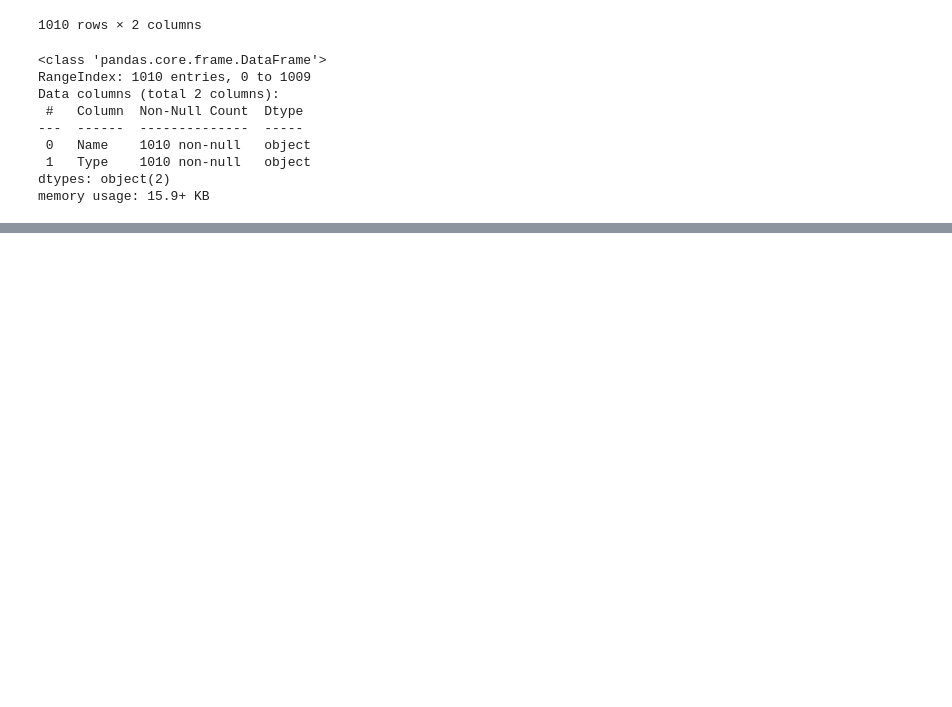
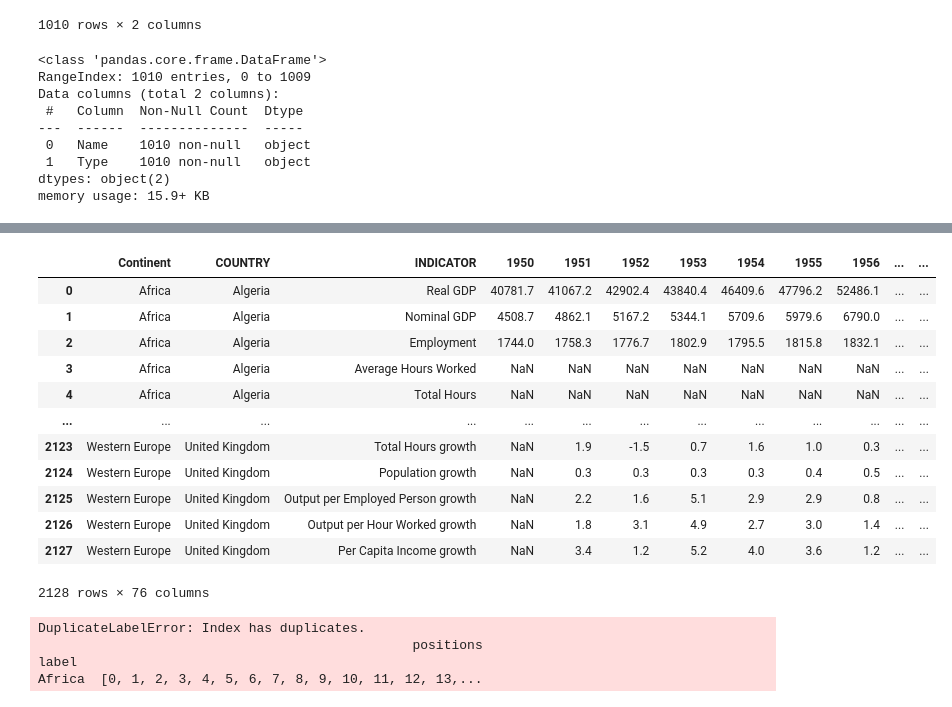
Before and after one commit to TeslimAdeyanju/studynote1-Python-for-Finance-Data-Science-My-Learning-Journey, a Jupyter notebook: 4-python-pandas/3-pandas_module_api/2-Pandas-DataFrame-User-Guide.ipynb, the cells around one changed output, grey strips where cells are left out. Cells and saved outputs as stored; diff of their text form; code cells hidden in the pictures; blank space fills up the shorter version.

```diff
--- a/4-python-pandas/3-pandas_module_api/2-Pandas-DataFrame-User-Guide.ipynb
+++ b/4-python-pandas/3-pandas_module_api/2-Pandas-DataFrame-User-Guide.ipynb
@@ -64,0 +152,2 @@ memory usage: 15.9+ KB
+# %%
+wp.attrs['data_source'] = '2023_world_data from univeristy of Oxford'
@@ -64,0 +201,28 @@ memory usage: 15.9+ KB
+# %%
+wp
+# %% [output]
+|  | Continent | COUNTRY | INDICATOR | 1950 | 1951 | 1952 | 1953 | 1954 | 1955 | 1956 | ... | ... |
+| 0 | Africa | Algeria | Real GDP | 40781.7 | 41067.2 | 42902.4 | 43840.4 | 46409.6 | 47796.2 | 52486.1 | ... | ... |
+| 1 | Africa | Algeria | Nominal GDP | 4508.7 | 4862.1 | 5167.2 | 5344.1 | 5709.6 | 5979.6 | 6790.0 | ... | ... |
+| 2 | Africa | Algeria | Employment | 1744.0 | 1758.3 | 1776.7 | 1802.9 | 1795.5 | 1815.8 | 1832.1 | ... | ... |
+| 3 | Africa | Algeria | Average Hours Worked | NaN | NaN | NaN | NaN | NaN | NaN | NaN | ... | ... |
+| 4 | Africa | Algeria | Total Hours | NaN | NaN | NaN | NaN | NaN | NaN | NaN | ... | ... |
+| ... | ... | ... | ... | ... | ... | ... | ... | ... | ... | ... | ... | ... |
+| 2123 | Western Europe | United Kingdom | Total Hours growth | NaN | 1.9 | -1.5 | 0.7 | 1.6 | 1.0 | 0.3 | ... | ... |
+| 2124 | Western Europe | United Kingdom | Population growth | NaN | 0.3 | 0.3 | 0.3 | 0.3 | 0.4 | 0.5 | ... | ... |
+| 2125 | Western Europe | United Kingdom | Output per Employed Person growth | NaN | 2.2 | 1.6 | 5.1 | 2.9 | 2.9 | 0.8 | ... | ... |
+| 2126 | Western Europe | United Kingdom | Output per Hour Worked growth | NaN | 1.8 | 3.1 | 4.9 | 2.7 | 3.0 | 1.4 | ... | ... |
+| 2127 | Western Europe | United Kingdom | Per Capita Income growth | NaN | 3.4 | 1.2 | 5.2 | 4.0 | 3.6 | 1.2 | ... | ... |
+2128 rows × 76 columns
+# %%
+# Ensure 'Continent' is set as the index
+if 'Continent' in wp.columns:
+	wp = wp.set_index('Continent')
+
+# Access the value for 'Africa' and year 1953
+wp.at['Africa', 1953]
+# %% [output]
+DuplicateLabelError: Index has duplicates.
+                                                positions
+label
+Africa  [0, 1, 2, 3, 4, 5, 6, 7, 8, 9, 10, 11, 12, 13,...
```
Also changed, not shown: parts of 15 cells of this notebook, 7 other files.
